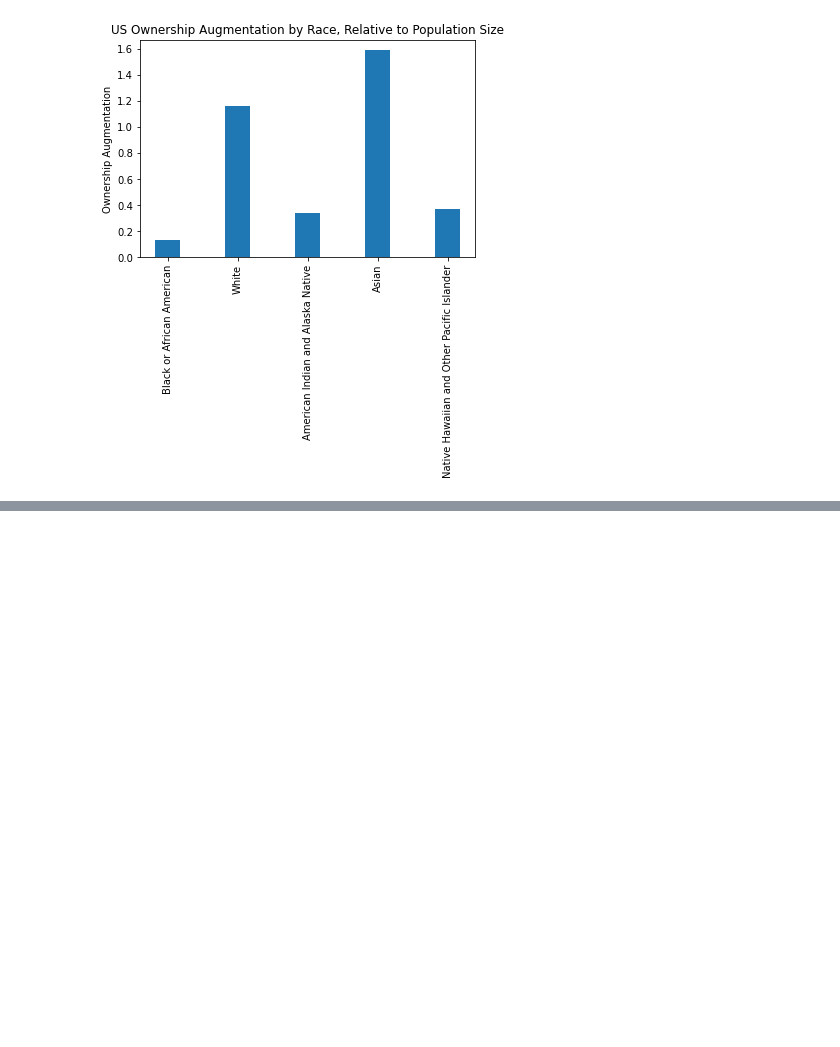
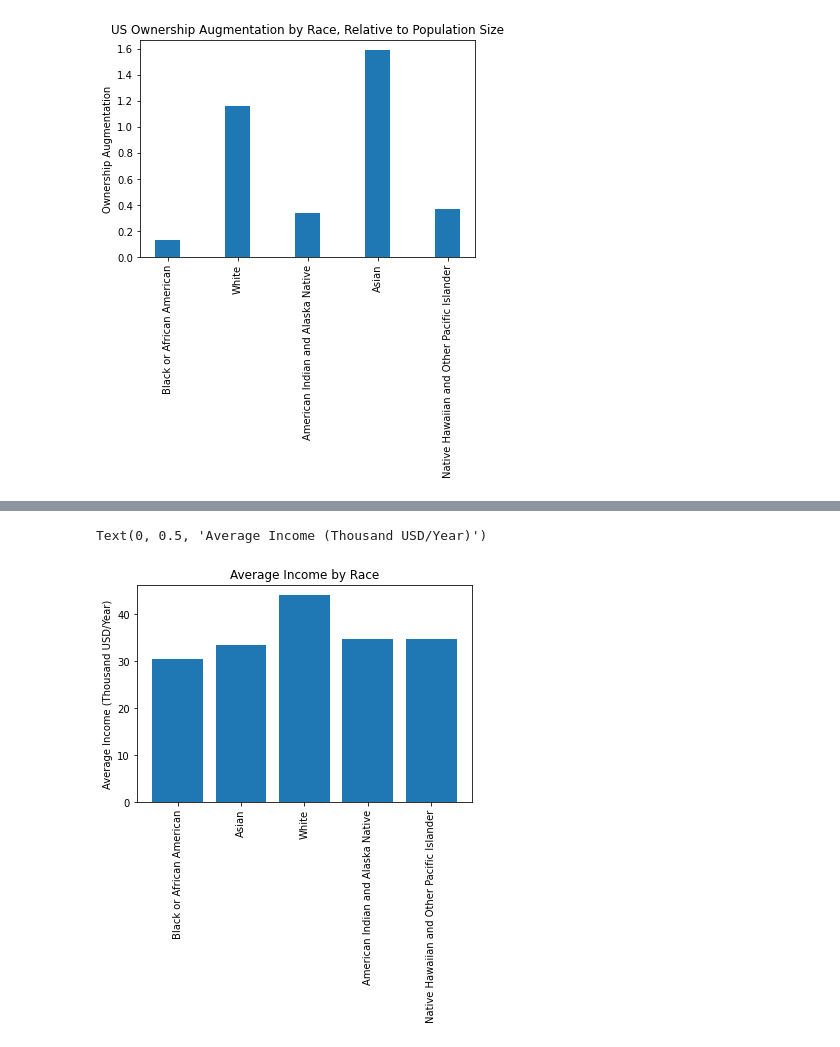
Before and after one commit to jackrlynn3/pandas-census-grp-5, a Jupyter notebook: visualizations.ipynb, the cells around one changed output, grey strips where cells are left out. Drawn from its saved outputs; the diff is of its cells as text; code cells hidden in the pictures; blank space fills up the shorter version.

```diff
--- a/visualizations.ipynb
+++ b/visualizations.ipynb
@@ -108,0 +167,26 @@ Text(0, 0.5, 'Ownership Augmentation')
+# %%
+# Plot 3: Compare average income of different races and sexes
+
+race_income = summary_dataset.copy()
+race_income = race_income[race_income['Industry'] == 'Total for all sectors']
+race_income = race_income[race_income['Ethnicity'] == 'Total']
+race_income = race_income[race_income['Race'] != 'Total']
+race_income = race_income[race_income['Race'] != 'Equally minority/nonminority']
+race_income = race_income[race_income['Race'] != 'Minority']
+race_income = race_income[race_income['Race'] != 'Nonminority']
+race_income = race_income[race_income['VetStatus'] == 'Total']
+race_income = race_income[race_income['SpousalOwnershipSharing'] == 'Total reporting']
+race_income = race_income[race_income['Sex'] == 'Total']
+
+# Get only necessary columns
+race_income = race_income[['Race', 'EmployeeCt', 'AnnualPayrollInThousands']]
+race_income['AvgSalary'] = race_income['AnnualPayrollInThousands'] / race_income['EmployeeCt']
+fig, ax = plt.subplots()
+labels = np.arange(len(race_income['Race']))
+p6 = ax.bar(race_income['Race'], race_income['AvgSalary'])
+ax.set_xticks(labels, labels=(list(race_income['Race'])), rotation=90)
+ax.set_title('Average Income by Race')
+ax.set_ylabel('Average Income (Thousand USD/Year)')
+# %% [output]
+Text(0, 0.5, 'Average Income (Thousand USD/Year)')
+[figure, added]
```
Also changed, not shown: parts of 5 cells of this notebook.
